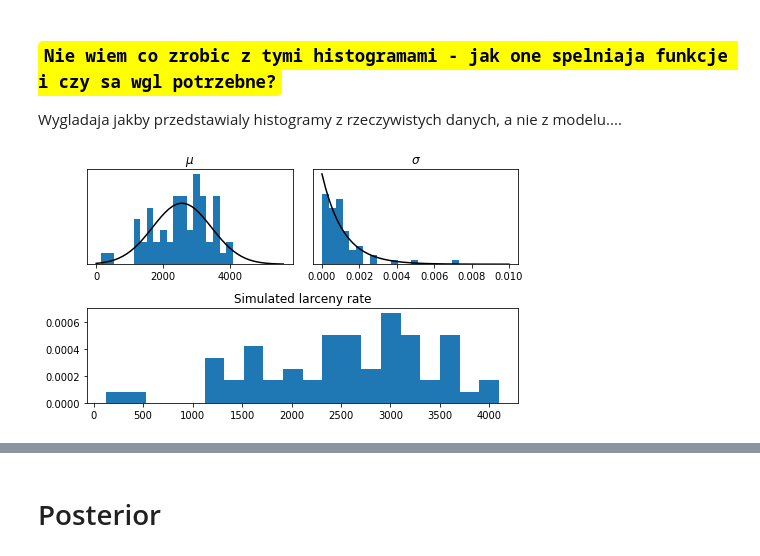
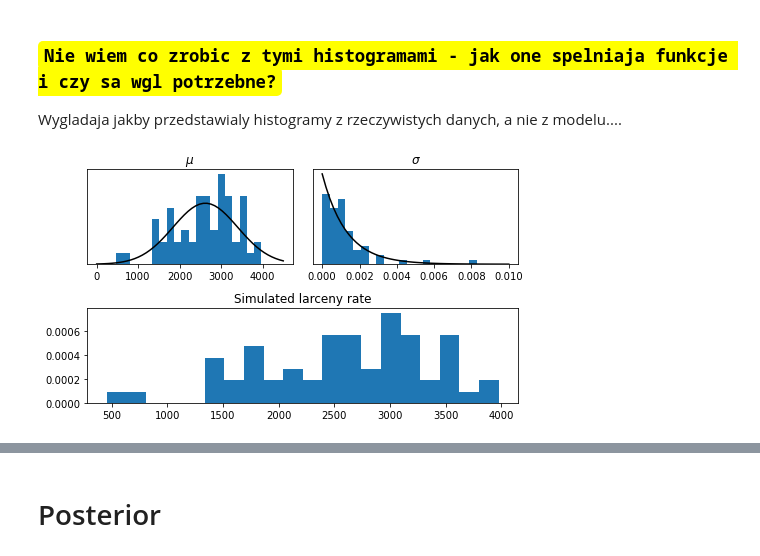
Before and after one commit to Katarzyna-W/DataAnalytics, a Jupyter notebook: Project/project (1).ipynb, the cells around one changed output, grey strips where cells are left out. Saved outputs shown, nothing was run; the diff lists cells and outputs as text; code cells hidden in the pictures.

```diff
--- a/Project/project (1).ipynb
+++ b/Project/project (1).ipynb
@@ -139,3 +182,6 @@ print(std_larceny)
+# %%
+mean_larceny = round(2620.975000)
+std_larceny = round(778.947315)
 # %%
 california_larceny_df=pd.DataFrame(california_larceny["Data.Rates.Property.Larceny"]).to_numpy().flatten()
 print(california_larceny_df)
@@ -202,28 +277,28 @@ Wygladaja jakby przedstawialy histogramy z rzeczywistych danych, a nie z modelu.
 # %%
 fig = plt.figure(figsize = (7, 4))
 
 gs = fig.add_gridspec(2, 2)
 ax1 = fig.add_subplot(gs[1, :])
 ax1.hist(prior, bins = 20, density = True)
 ax1.set_title('Simulated larceny rate')
 
 ax2 = fig.add_subplot(gs[0, 0])
 ax2.hist(mu_sim, bins = 20, density = True)
-x = np.linspace(0, 5599)
-y = stats.norm.pdf(x, loc = 2568, scale = 878)
+x = np.linspace(0, 4500)
+y = stats.norm.pdf(x, loc = mean_larceny, scale = std_larceny)
 ax2.plot(x, y, 'black')
 ax2.set_title('$\mu$')
 ax2.set_yticks([])
 
 ax3 = fig.add_subplot(gs[0, 1])
 ax3.hist(sigma_sim, bins = 20, density = True)
 x = np.linspace(0, 0.01)
-y = stats.expon.pdf(x, scale = 1/878)
+y = stats.expon.pdf(x, scale = 1/std_larceny)
 ax3.plot(x, y, color = 'black')
 ax3.set_title('$\sigma$')
 ax3.set_yticks([])
 
 fig.tight_layout()
 plt.show()
 # %% [output]
-[figure, old version]
+[figure, new version]
```
Also changed, not shown: parts of 20 cells of this notebook, 10 other files.
